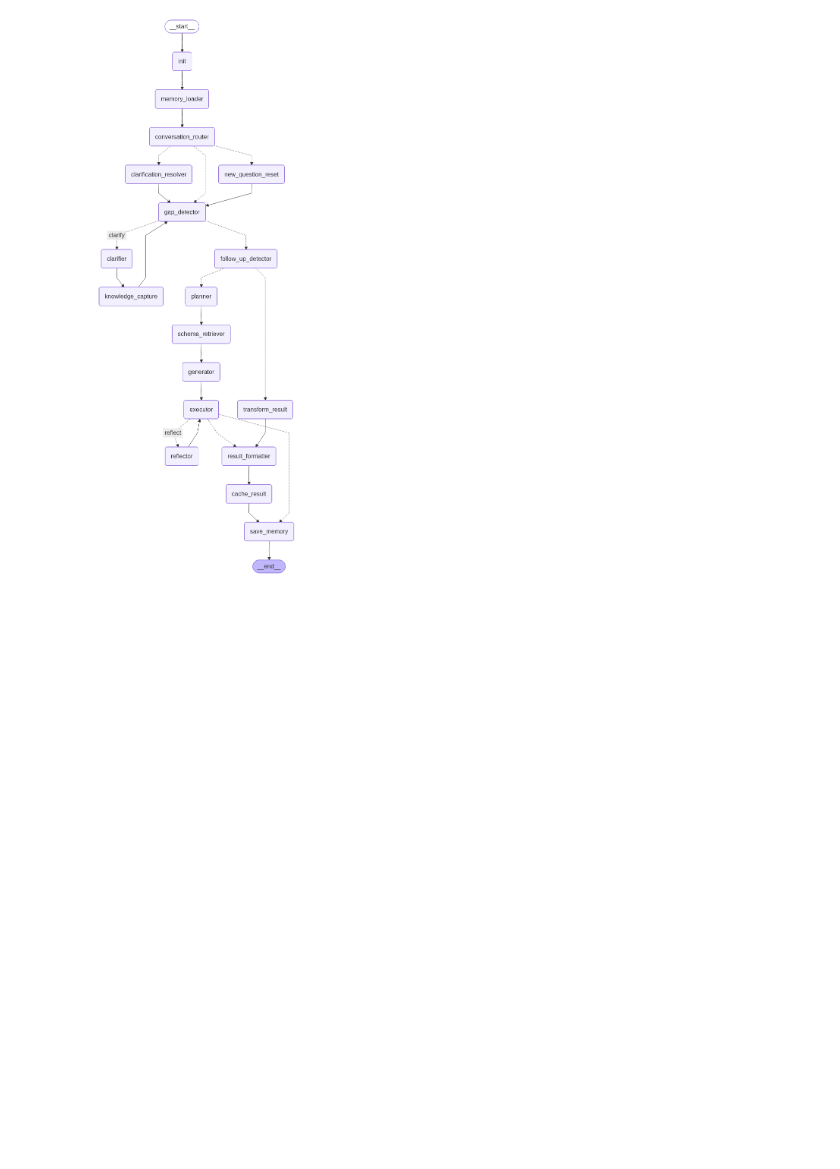
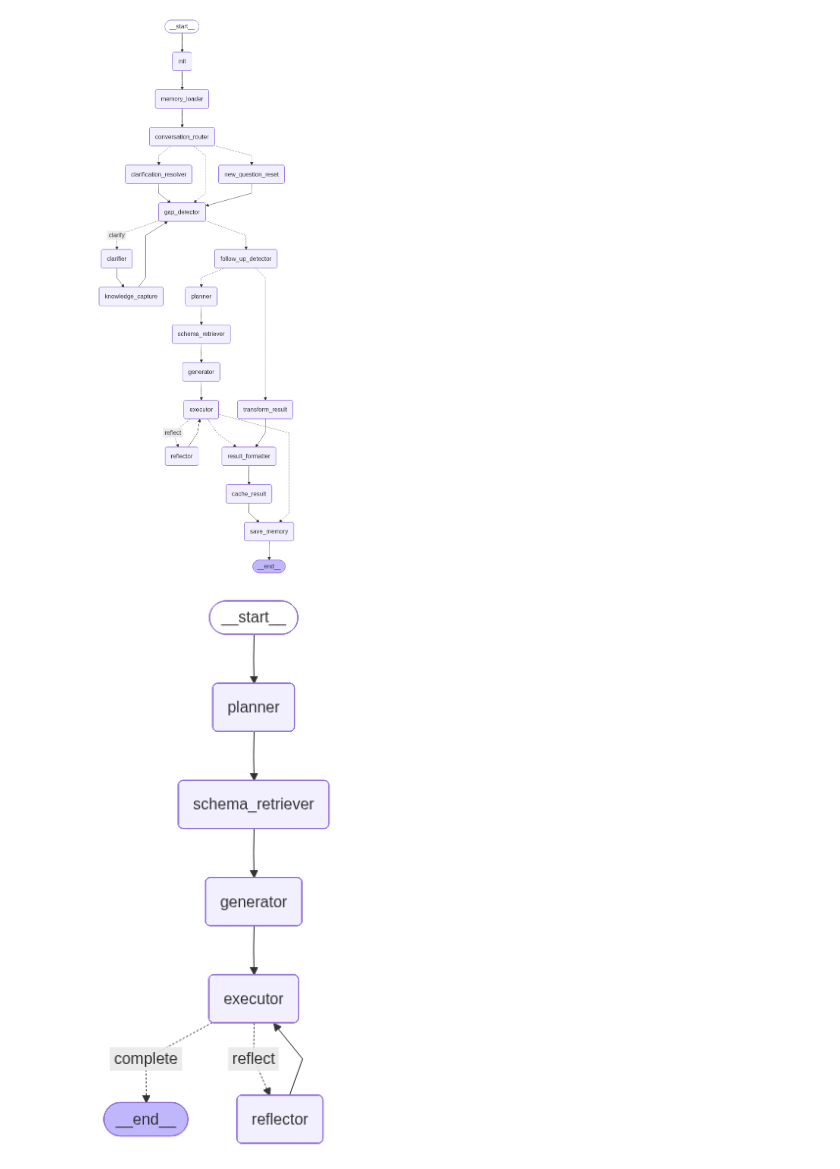
Before and after one commit to pshemach/DB_SQL_GEN, a Jupyter notebook: research/graph_.ipynb, the cells around one changed output. Saved outputs shown, nothing was run; the diff lists cells and outputs as text; code cells hidden in the pictures; blank space fills up the shorter version.

Commit message:
sql sub graph added

```diff
--- a/research/graph_.ipynb
+++ b/research/graph_.ipynb
@@ -27,0 +31,6 @@ show_graph(graph)
+# %%
+graph = build_sql_subgraph()
+# %%
+show_graph(graph)
+# %% [output]
+[figure, added]
```
Also changed, not shown: parts of 4 cells of this notebook, 8 other files.
